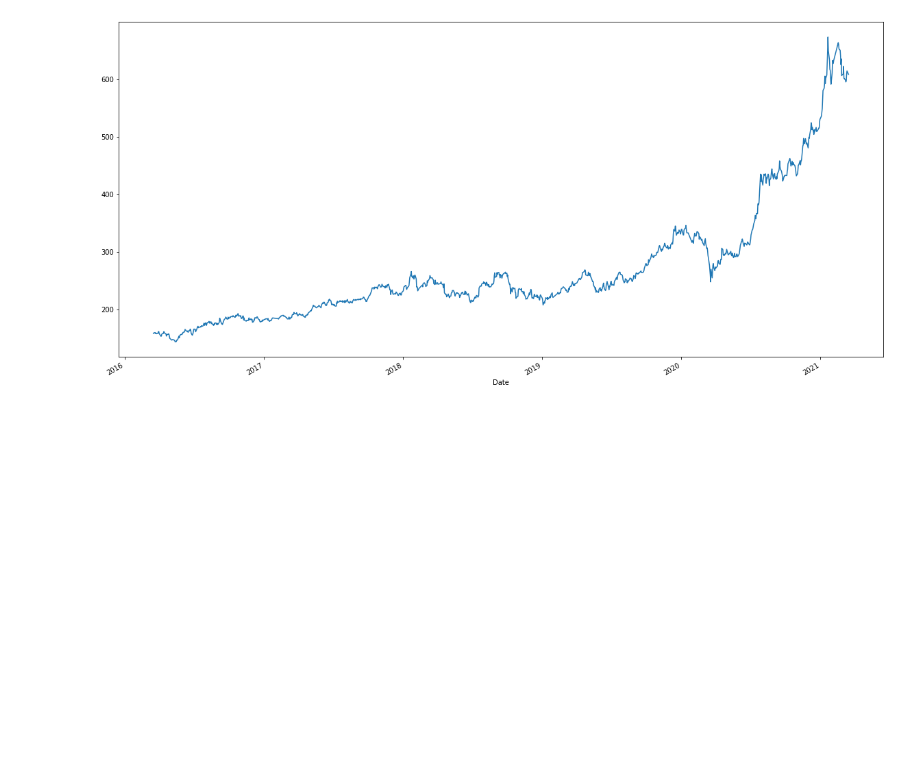
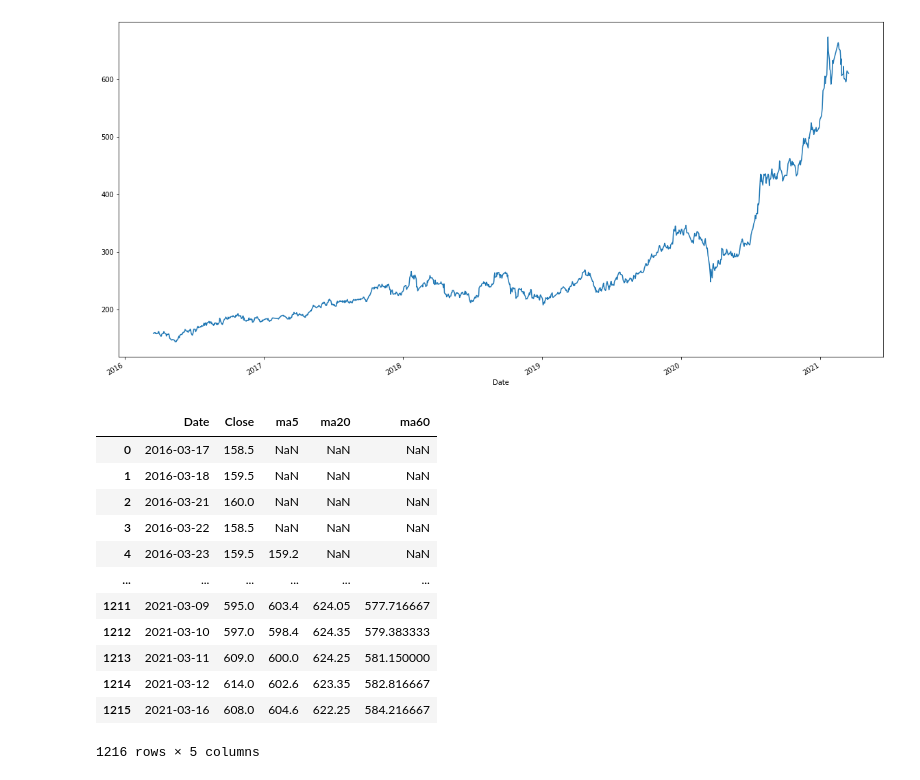
Before and after one commit to webclinic017/trade-backtest, a Jupyter notebook: 6_2_產生交易訊號並畫圖_存成csv上傳至github.ipynb, the cells around one changed output. Saved outputs shown, nothing was run; the diff lists cells and outputs as text; code cells hidden in the pictures; blank space fills up the shorter version.

```diff
--- a/6_2_產生交易訊號並畫圖_存成csv上傳至github.ipynb
+++ b/6_2_產生交易訊號並畫圖_存成csv上傳至github.ipynb
@@ -130,3 +130,22 @@ df.Close.plot(figsize=(20,10))
 # %% [output]
 <matplotlib.axes._subplots.AxesSubplot at 0x...>
 [figure]
+# %%
+import pandas as pd
+df2=pd.read_csv('https://raw.githubusercontent.com/tewei0328/data/master/2330_close_ma.csv')
+# %%
+df2
+# %% [output]
+|  | Date | Close | ma5 | ma20 | ma60 |
+| 0 | 2016-03-17 | 158.5 | NaN | NaN | NaN |
+| 1 | 2016-03-18 | 159.5 | NaN | NaN | NaN |
+| 2 | 2016-03-21 | 160.0 | NaN | NaN | NaN |
+| 3 | 2016-03-22 | 158.5 | NaN | NaN | NaN |
+| 4 | 2016-03-23 | 159.5 | 159.2 | NaN | NaN |
+| ... | ... | ... | ... | ... | ... |
+| 1211 | 2021-03-09 | 595.0 | 603.4 | 624.05 | 577.716667 |
+| 1212 | 2021-03-10 | 597.0 | 598.4 | 624.35 | 579.383333 |
+| 1213 | 2021-03-11 | 609.0 | 600.0 | 624.25 | 581.150000 |
+| 1214 | 2021-03-12 | 614.0 | 602.6 | 623.35 | 582.816667 |
+| 1215 | 2021-03-16 | 608.0 | 604.6 | 622.25 | 584.216667 |
+1216 rows × 5 columns
```
Also changed, not shown: parts of 6 cells of this notebook.
